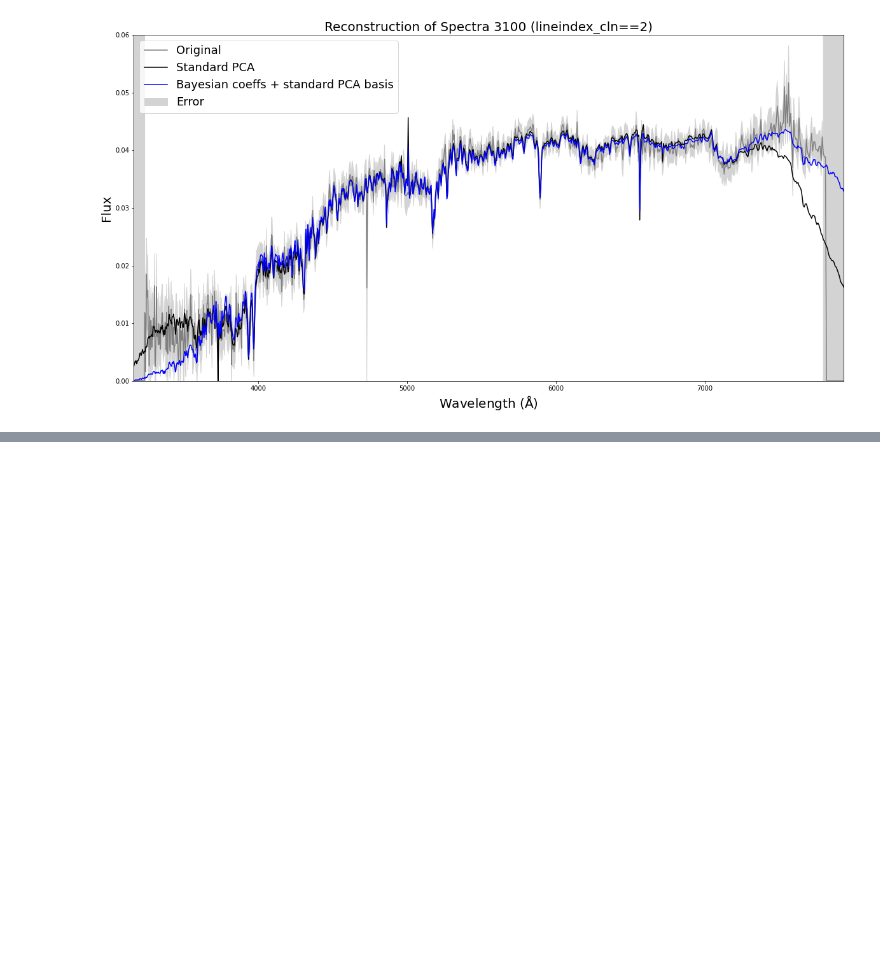
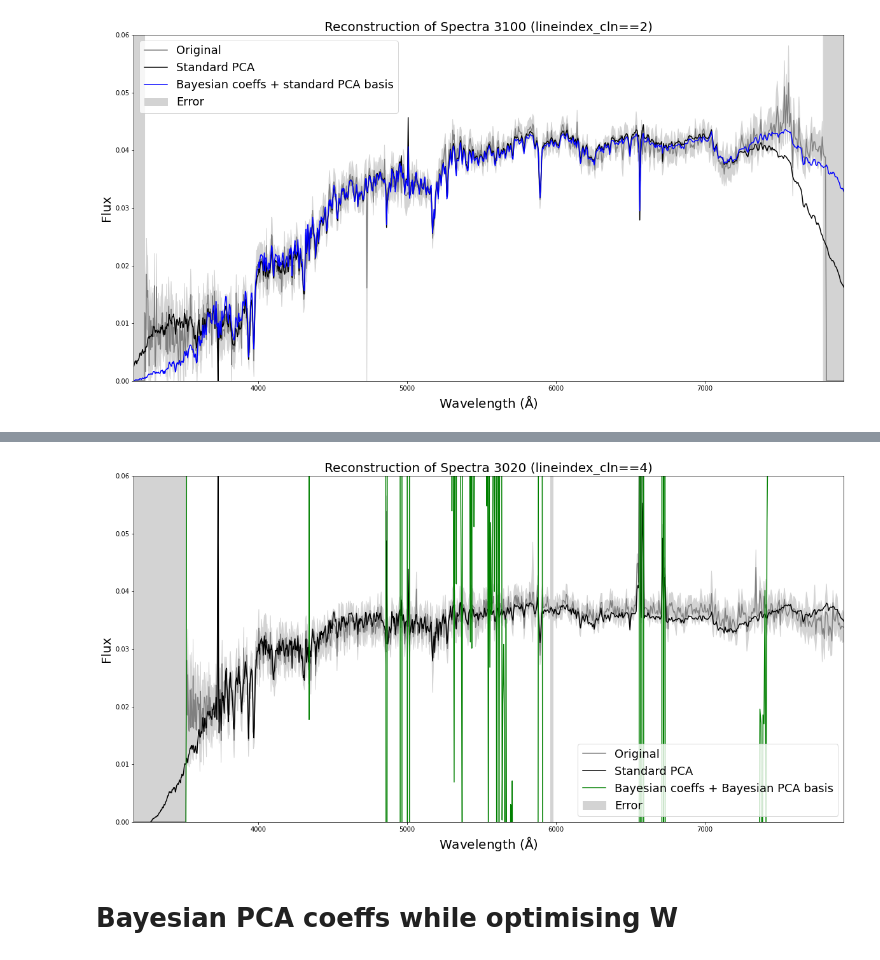
Before and after one commit to ks4617/ASTR-Leistedt-1, a Jupyter notebook: Spectra/jax_clean.ipynb, the cells around one changed output, grey strips where cells are left out. Cells and saved outputs as stored; diff of their text form; code cells hidden in the pictures; blank space fills up the shorter version.

```diff
--- a/Spectra/jax_clean.ipynb
+++ b/Spectra/jax_clean.ipynb
@@ -198,0 +216,5 @@ DeviceArray(-6.05095653e+12, dtype=float64)
+# %%
+def ln_allspec(W, data1):
+  ident, X_mu_zeros, sig_inv_diag_arr, logdet_sig_arr = data1
+  W = W[0]
+  return -sum(vmap(ln_onespec, in_axes=(None,None,0,0,0))(W, ident, X_mu_zeros, sig_inv_diag_arr, logdet_sig_arr))
@@ -313,0 +454,28 @@ np.save('W_new_optimised_10iter_1e-4lr.npy', np.asarray(W_new_optimised[0]))
+# %%
+spec_num = 3020
+fig = plt.figure(figsize=(20,10))
+
+plt.plot(wavelengths, X_norm_zeros[spec_num], '-', c='gray', label='Original')
+plt.plot(wavelengths, pca.mean_ + np.dot(X_red[spec_num], pca.components_), '-k', label='Standard PCA')
+#plt.plot(wavelengths, pca.mean_ + np.dot(bayesian_coeffs(W, X_mu_zeros[spec_num],sig_inv_diag_arr[spec_num], ident), W.T), '-b', label='Bayesian coeffs + standard PCA basis')
+#plt.plot(wavelengths, pca.mean_ + np.dot(X_red[spec_num], np.array(W_new_optimised[0]).T), '-b', label='Standard coeffs + Bayesian PCA basis')
+plt.plot(wavelengths, pca.mean_ + np.dot(bayesian_coeffs(W, X_mu_zeros[spec_num],sig_inv_diag_arr[spec_num],ident), W_new_optimised[0].T), '-g', label='Bayesian coeffs + Bayesian PCA basis')
+
+spec_err_norm_large = np.copy(spec_err_norm_inf)
+spec_err_norm_large[spec_err_norm_large==np.inf] = 10
+plt.fill_between(wavelengths, X_norm_zeros[spec_num] - spec_err_norm_large[spec_num], X_norm_zeros[spec_num] + spec_err_norm_large[spec_num] , color = 'lightgrey', label='Error')
+#plt.plot(wavelengths,spec_err_norm_large[spec_num], color='orange', label='Error')
+#plt.fill_between(wavelengths, X_norm_zeros[spec_num] - spec_err_norm_inf[spec_num], X_norm_zeros[spec_num] + spec_err_norm_inf[spec_num] , color = 'lightgrey', label='Error')
+#plt.plot(wavelengths,spec_err_norm_inf[spec_num], color='orange', label='Error')
+plt.ylim(0,0.06)
+plt.xlim(wavelengths[0],wavelengths[-1])
+
+plt.ylabel('Flux', fontsize=20)
+plt.xlabel(r'${\rm Wavelength\ (\AA)}$', fontsize=20)
+plt.title(f'Reconstruction of Spectra {spec_num} (lineindex_cln=={subclass[spec_num]})', fontsize=20)
+plt.legend(fontsize=18)
+plt.show()
+# %% [output]
+[figure, added]
+# %% [markdown]
+# Bayesian PCA coeffs while optimising W
```
Also changed, not shown: parts of 33 cells of this notebook.
